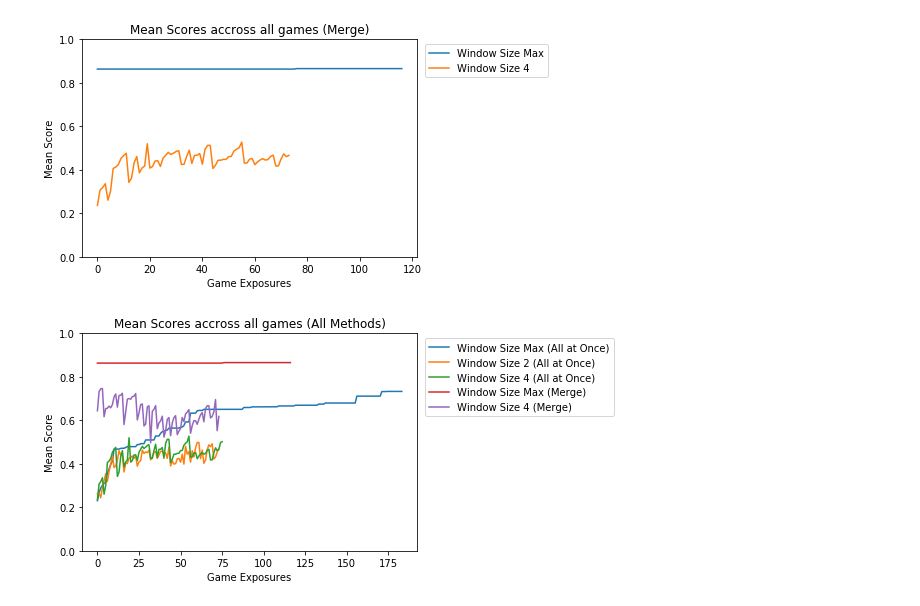
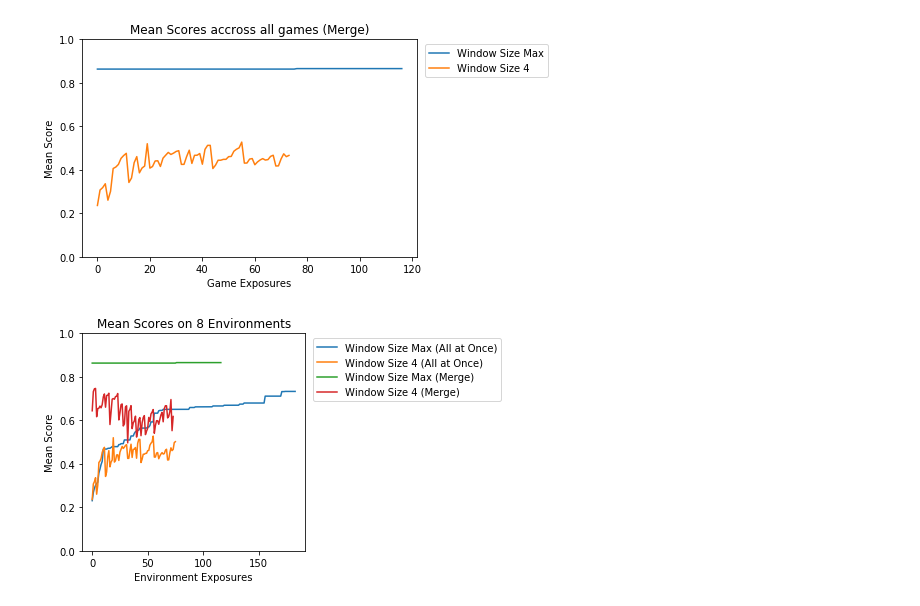
Before and after one commit to Ryan-Amaral/general-game-playing-tpg, a Jupyter notebook: game-scores/game-scores.ipynb, the cells around one changed output. Drawn from its saved outputs; the diff is of its cells as text; code cells hidden in the pictures.

Commit message:
updated visuals

```diff
--- a/game-scores/game-scores.ipynb
+++ b/game-scores/game-scores.ipynb
@@ -433,34 +473,37 @@ for envName in sorted(pd.unique(df1['envName'])):
     envDfs3.append(pd.DataFrame(tmpDf['tpgMax']))
 
     tmpDf = pd.DataFrame(df4.loc[df4['envName'] == envName]
                  .reset_index(drop=True))
     tmpDf['tpgMax'] = ((tmpDf['tpgMax']-soloRandomScores[envName])/
                    (soloTpgScores[envName]-soloRandomScores[envName]))
     envDfs4.append(pd.DataFrame(tmpDf['tpgMax']))
 
     tmpDf = pd.DataFrame(df5.loc[df5['envName'] == envName]
                  .reset_index(drop=True))
     tmpDf['tpgMax'] = ((tmpDf['tpgMax']-soloRandomScores[envName])/
                    (soloTpgScores[envName]-soloRandomScores[envName]))
     envDfs5.append(pd.DataFrame(tmpDf['tpgMax']))
 
 meansFullWindowAll = pd.concat(envDfs1, axis=1).mean(axis=1).values
 means2WindowAll = pd.concat(envDfs2, axis=1).mean(axis=1).values
 means4WindowAll = pd.concat(envDfs3, axis=1).mean(axis=1).values
 meansFullWindowMerge = pd.concat(envDfs4, axis=1).mean(axis=1).values
 means4WindowMerge = pd.concat(envDfs5, axis=1).mean(axis=1).values
 
+
+plt.figure(figsize=(4,4))
+
 plt.plot(meansFullWindowAll[:184], label='Window Size Max (All at Once)')
-plt.plot(means2WindowAll[:74], label='Window Size 2 (All at Once)')
+#plt.plot(means2WindowAll[:74], label='Window Size 2 (All at Once)')
 plt.plot(means4WindowAll[:76], label='Window Size 4 (All at Once)')
 plt.plot(meansFullWindowMerge[:117], label='Window Size Max (Merge)')
 plt.plot(means4WindowMerge[:74], label='Window Size 4 (Merge)')
 
 plt.legend(loc=2, bbox_to_anchor=(1.01, 1.0))
 plt.ylim(0,1)
-plt.xlabel('Game Exposures')
+plt.xlabel('Environment Exposures')
 plt.ylabel('Mean Score')
-plt.title('Mean Scores accross all games (All Methods)')
+plt.title('Mean Scores on 8 Environments')
 plt.show()
 # %% [output]
-[figure, old version]
+[figure, new version]
```
Also changed, not shown: parts of 4 cells of this notebook, 3 other files.
